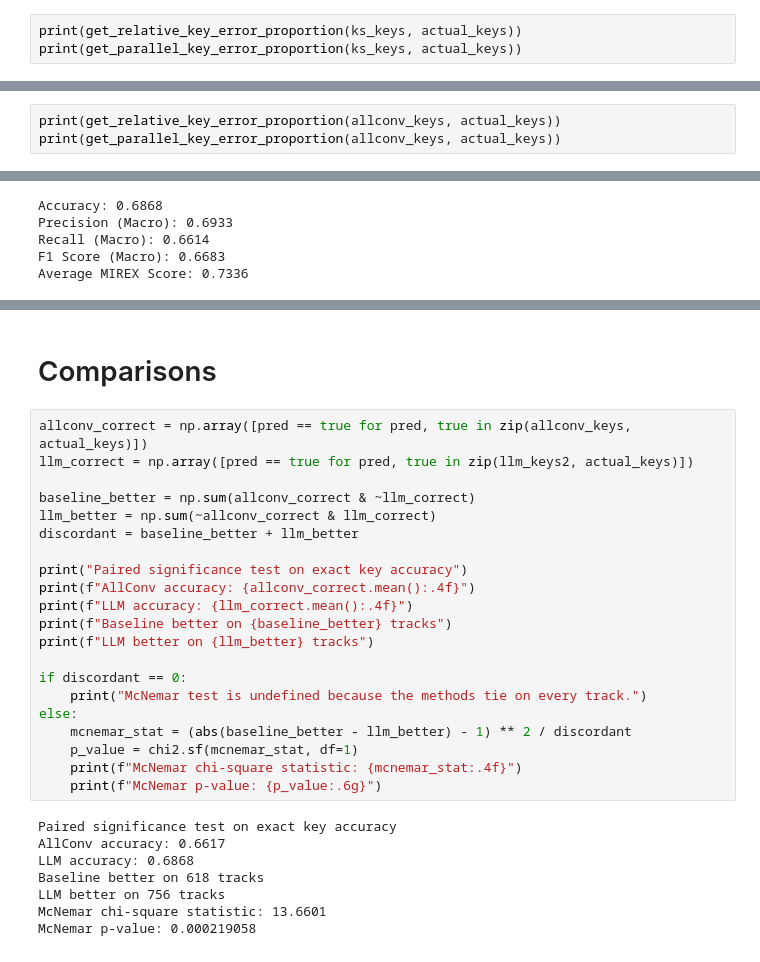
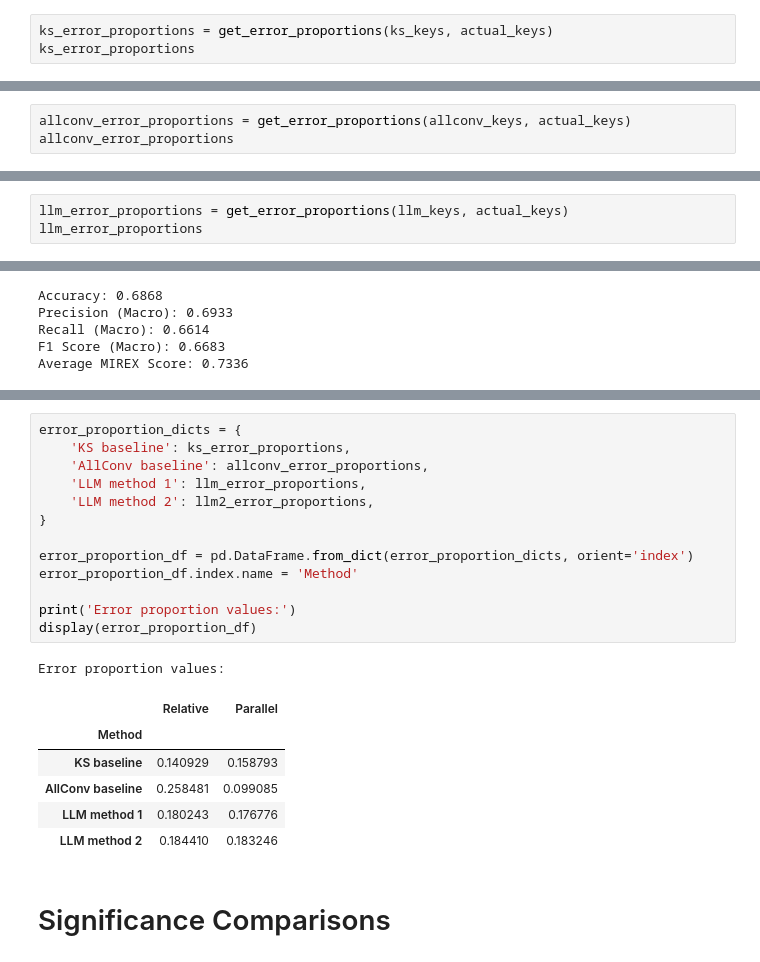
Before and after one commit to jeffgord/llm-key-estimation, a Jupyter notebook: evaluation/eval.ipynb, the cells around one changed output, grey strips where cells are left out. Saved outputs shown, nothing was run; the diff lists cells and outputs as text.

```diff
--- a/evaluation/eval.ipynb
+++ b/evaluation/eval.ipynb
@@ -154,6 +161,6 @@ Recall (Macro): 0.5218
 F1 Score (Macro): 0.5167
 Average MIREX Score: 0.6247
 # %%
-print(get_relative_key_error_proportion(ks_keys, actual_keys))
-print(get_parallel_key_error_proportion(ks_keys, actual_keys))
+ks_error_proportions = get_error_proportions(ks_keys, actual_keys)
+ks_error_proportions
 # %% [output]
@@ -179,6 +181,6 @@ Recall (Macro): 0.6434
 F1 Score (Macro): 0.6429
 Average MIREX Score: 0.7211
 # %%
-print(get_relative_key_error_proportion(allconv_keys, actual_keys))
-print(get_parallel_key_error_proportion(allconv_keys, actual_keys))
+allconv_error_proportions = get_error_proportions(allconv_keys, actual_keys)
+allconv_error_proportions
 # %% [output]
@@ -208,0 +202,3 @@ plot_key_distance_distribution(llm_keys, actual_keys)
+# %%
+llm_error_proportions = get_error_proportions(llm_keys, actual_keys)
+llm_error_proportions
@@ -223,31 +249,23 @@ Average MIREX Score: 0.7336
+# %%
+error_proportion_dicts = {
+    'KS baseline': ks_error_proportions,
+    'AllConv baseline': allconv_error_proportions,
+    'LLM method 1': llm_error_proportions,
+    'LLM method 2': llm2_error_proportions,
+}
+
+error_proportion_df = pd.DataFrame.from_dict(error_proportion_dicts, orient='index')
+error_proportion_df.index.name = 'Method'
+
+print('Error proportion values:')
+display(error_proportion_df)
+# %% [output]
+Error proportion values:
+|  | Relative | Parallel |
+| Method |  |  |
+| KS baseline | 0.140929 | 0.158793 |
+| AllConv baseline | 0.258481 | 0.099085 |
+| LLM method 1 | 0.180243 | 0.176776 |
+| LLM method 2 | 0.184410 | 0.183246 |
 # %% [markdown]
-# Comparisons
+# Significance Comparisons
-# %%
-allconv_correct = np.array([pred == true for pred, true in zip(allconv_keys, actual_keys)])
-llm_correct = np.array([pred == true for pred, true in zip(llm_keys2, actual_keys)])
-
-baseline_better = np.sum(allconv_correct & ~llm_correct)
-llm_better = np.sum(~allconv_correct & llm_correct)
-discordant = baseline_better + llm_better
-
-print("Paired significance test on exact key accuracy")
-print(f"AllConv accuracy: {allconv_correct.mean():.4f}")
-print(f"LLM accuracy: {llm_correct.mean():.4f}")
-print(f"Baseline better on {baseline_better} tracks")
-print(f"LLM better on {llm_better} tracks")
-
-if discordant == 0:
-    print("McNemar test is undefined because the methods tie on every track.")
-else:
-    mcnemar_stat = (abs(baseline_better - llm_better) - 1) ** 2 / discordant
-    p_value = chi2.sf(mcnemar_stat, df=1)
-    print(f"McNemar chi-square statistic: {mcnemar_stat:.4f}")
-    print(f"McNemar p-value: {p_value:.6g}")
-# %% [output]
-Paired significance test on exact key accuracy
-AllConv accuracy: 0.6617
-LLM accuracy: 0.6868
-Baseline better on 618 tracks
-LLM better on 756 tracks
-McNemar chi-square statistic: 13.6601
-McNemar p-value: 0.000219058
```
Also changed, not shown: parts of 15 cells of this notebook, 2 other files.
